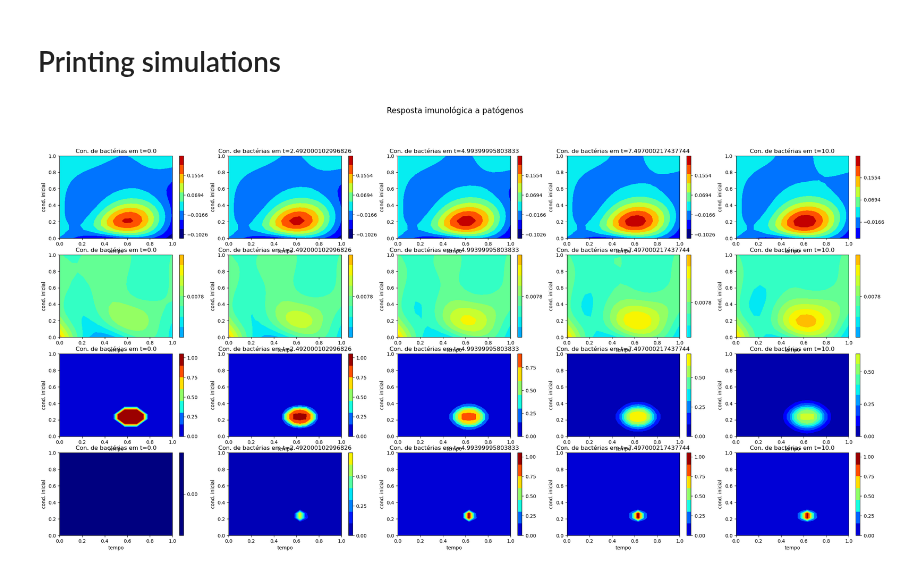
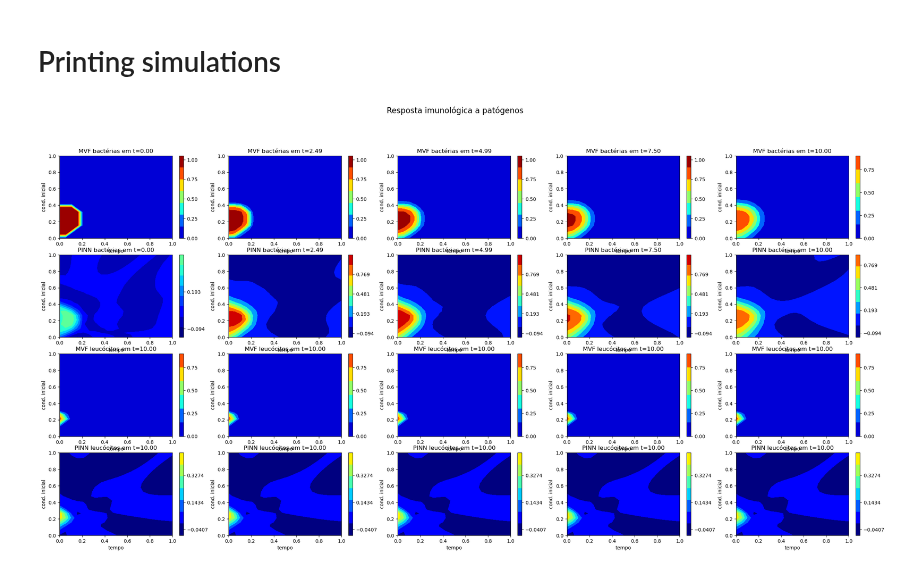
Before and after one commit to Esterci/2D_imune_edema_pinn, a Jupyter notebook: 2D/edp_t_x_y/pinn_model.ipynb, the cells around one changed output. Saved outputs shown, nothing was run; the diff lists cells and outputs as text; code cells hidden in the pictures.

```diff
--- a/2D/edp_t_x_y/pinn_model.ipynb
+++ b/2D/edp_t_x_y/pinn_model.ipynb
@@ -1305,7 +1265,7 @@ t_dom = mesh_properties["t_dom"]
 Cn_list, Cb_list, speed_up_list = read_files("fvm_sim")
 
 Cp_fvm, Cl_fvm, center_x_array, center_y_array, radius_array = format_array(
-    [Cb_list[0]], [Cn_list[0]]
+    [Cb_list[7]], [Cn_list[7]]
 )
 
 
@@ -1517,7 +1477,7 @@ t_dom = mesh_properties["t_dom"]
 Cn_list, Cb_list, speed_up_list = read_files("fvm_sim")
 
 Cp_fvm, Cl_fvm, center_x_array, center_y_array, radius_array = format_array(
-    [Cb_list[0]], [Cn_list[0]]
+    [Cb_list[7]], [Cn_list[7]]
 )
 
 
@@ -1752,9 +1716,30 @@ fig = plt.figure(figsize=[6 * len(time_plot), 14])
 
 fig.suptitle("Resposta imunológica a patógenos", fontsize=16)
 
+for i, it in enumerate(time_plot):
+    # Plotango 3D
+    ax = fig.add_subplot(4, len(time_plot), i + 1)
+
+    vmin = np.min(Cp_target_np)
+    vmax = np.max(Cp_target_np)
+
+    contour = ax.contourf(
+        X,
+        Y,
+        Cp_target_np[it],
+        cmap="jet",
+        vmin=vmin,
+        vmax=vmax,
+    )
+
+    ax.set_title("MVF bactérias em t={:.2f}".format(t[it]))
+    ax.set_xlabel("tempo")
+    ax.set_ylabel("cond. inicial")
+    colobar = fig.colorbar(contour, ticks=np.linspace(vmin, vmax, num=5))
+
 for i, time_inst in enumerate(time_plot):
     # Plotango 3D
-    ax = fig.add_subplot(4, len(time_plot), i + 1)
+    ax = fig.add_subplot(4, len(time_plot), i + len(time_plot) + 1)
 
     vmin = np.min(Cp_pinn_np)
     vmax = np.max(Cp_pinn_np)
@@ -1766,76 +1751,56 @@ for i, time_inst in enumerate(time_plot):
         cmap="jet",
         vmin=vmin,
         vmax=vmax,
     )
 
-    ax.set_title("Con. de bactérias em t={}".format(t[time_inst]))
+    ax.set_title("PINN bactérias em t={:.2f}".format(t[time_inst]))
     ax.set_xlabel("tempo")
     ax.set_ylabel("cond. inicial")
     colobar = fig.colorbar(contour, ticks=np.linspace(vmin, vmax, num=5))
 
 for i, time_inst in enumerate(time_plot):
     # Plotango 3D
-    ax = fig.add_subplot(4, len(time_plot), i + len(time_plot) + 1)
+    ax = fig.add_subplot(4, len(time_plot), i + len(time_plot) * 2 + 1)
+
+    vmin = np.min(Cl_target_np)
+    vmax = np.max(Cl_target_np)
+
+    contour = ax.contourf(
+        X,
+        Y,
+        Cl_target_np[it],
+        cmap="jet",
+        vmin=vmin,
+        vmax=vmax,
+    )
+
+    ax.set_title("MVF leucócitos em t={:.2f}".format(t[it]))
+    ax.set_xlabel("tempo")
+    ax.set_ylabel("cond. inicial")
+    colobar = fig.colorbar(contour, ticks=np.linspace(vmin, vmax, num=5))
+
+
+for i, it in enumerate(time_plot):
+    # Plotango 3D
+    ax = fig.add_subplot(4, len(time_plot), i + len(time_plot) * 3 + 1)
 
     vmin = np.min(Cl_pinn_np)
     vmax = np.max(Cl_pinn_np)
 
     contour = ax.contourf(
         X,
         Y,
         Cl_pinn_np[time_inst],
         cmap="jet",
         vmin=vmin,
         vmax=vmax,
     )
 
-    ax.set_title("Con. de bactérias em t={}".format(t[time_inst]))
-    ax.set_xlabel("tempo")
-    ax.set_ylabel("cond. inicial")
-    colobar = fig.colorbar(contour, ticks=np.linspace(vmin, vmax, num=5))
-
-for i, it in enumerate(time_plot):
-    # Plotango 3D
-    ax = fig.add_subplot(4, len(time_plot), i + len(time_plot) * 2 + 1)
-
-    vmin = np.min(Cp_target_np)
-    vmax = np.max(Cp_target_np)
-
-    contour = ax.contourf(
-        X,
-        Y,
-        Cp_target_np[it],
-        cmap="jet",
-        vmin=vmin,
-        vmax=vmax,
-    )
-
-    ax.set_title("Con. de bactérias em t={}".format(t[it]))
-    ax.set_xlabel("tempo")
-    ax.set_ylabel("cond. inicial")
-    colobar = fig.colorbar(contour, ticks=np.linspace(vmin, vmax, num=5))
-
-for i, it in enumerate(time_plot):
-    # Plotango 3D
-    ax = fig.add_subplot(4, len(time_plot), i + len(time_plot) * 3 + 1)
-
-    vmin = np.min(Cl_target_np)
-    vmax = np.max(Cl_target_np)
-
-    contour = ax.contourf(
-        X,
-        Y,
-        Cl_target_np[it],
-        cmap="jet",
-        vmin=vmin,
-        vmax=vmax,
-    )
-
-    ax.set_title("Con. de bactérias em t={}".format(t[it]))
+    ax.set_title("PINN leucócitos em t={:.2f}".format(t[time_inst]))
     ax.set_xlabel("tempo")
     ax.set_ylabel("cond. inicial")
     colobar = fig.colorbar(contour, ticks=np.linspace(vmin, vmax, num=5))
 
 plt.show()
 # %% [output]
-[figure, old version]
+[figure, new version]
```
Also changed, not shown: parts of 8 cells of this notebook, 7 other files.
